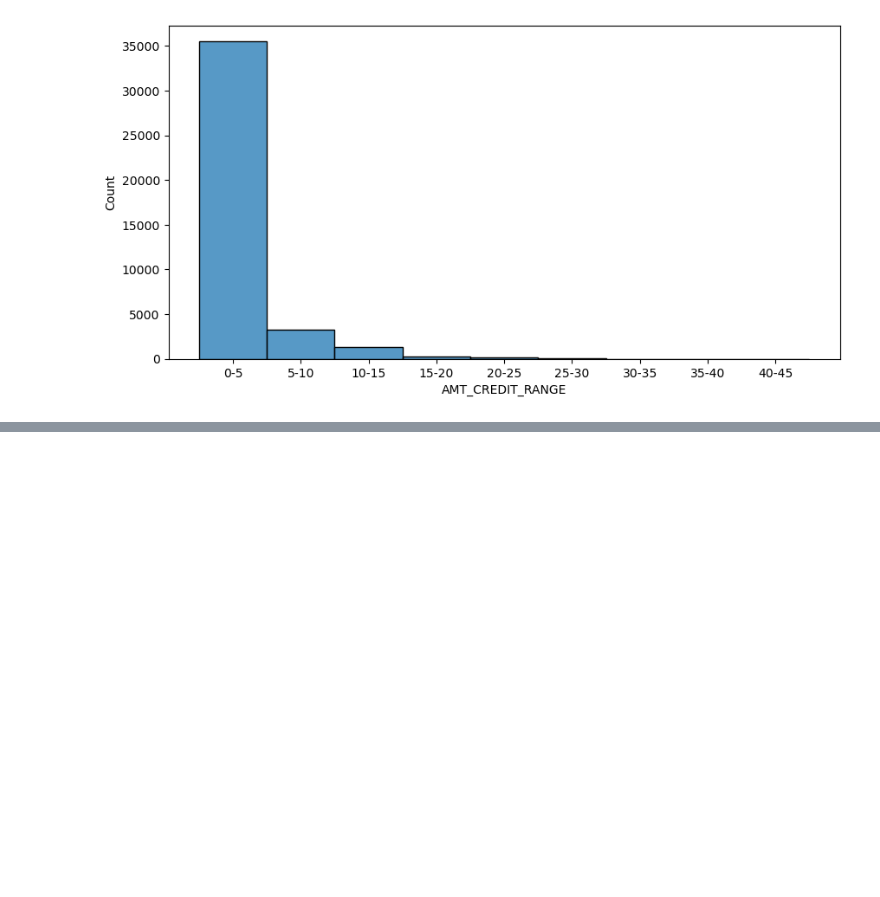
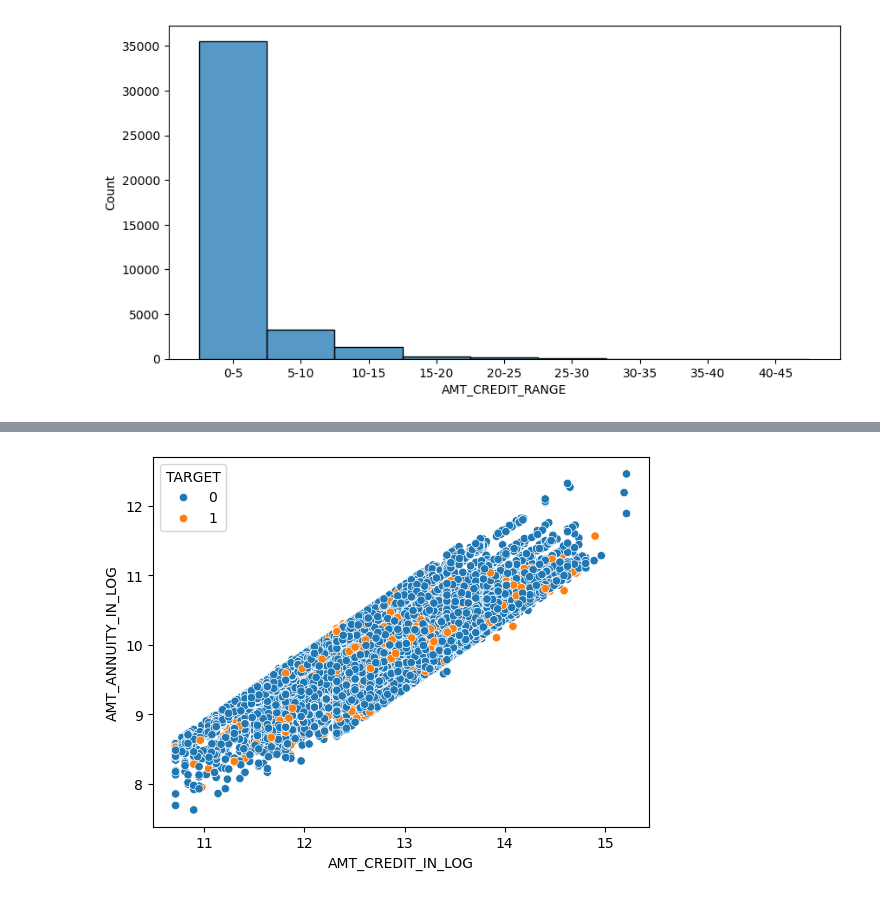
Before and after one commit to Rider-04/daily-python-data-lab, a Jupyter notebook: 03_pandas/bank_loan_case_study.ipynb, the cells around one changed output, grey strips where cells are left out. Cells and saved outputs as stored; diff of their text form; code cells hidden in the pictures; blank space fills up the shorter version.

```diff
--- a/03_pandas/bank_loan_case_study.ipynb
+++ b/03_pandas/bank_loan_case_study.ipynb
@@ -1901,0 +1986,5 @@ plt.show()
+# %%
+sns.scatterplot(x="AMT_CREDIT_IN_LOG",y='AMT_ANNUITY_IN_LOG',data=df_app,hue="TARGET")
+plt.show()
+# %% [output]
+[figure, added]
```
Also changed, not shown: parts of 14 cells of this notebook.
